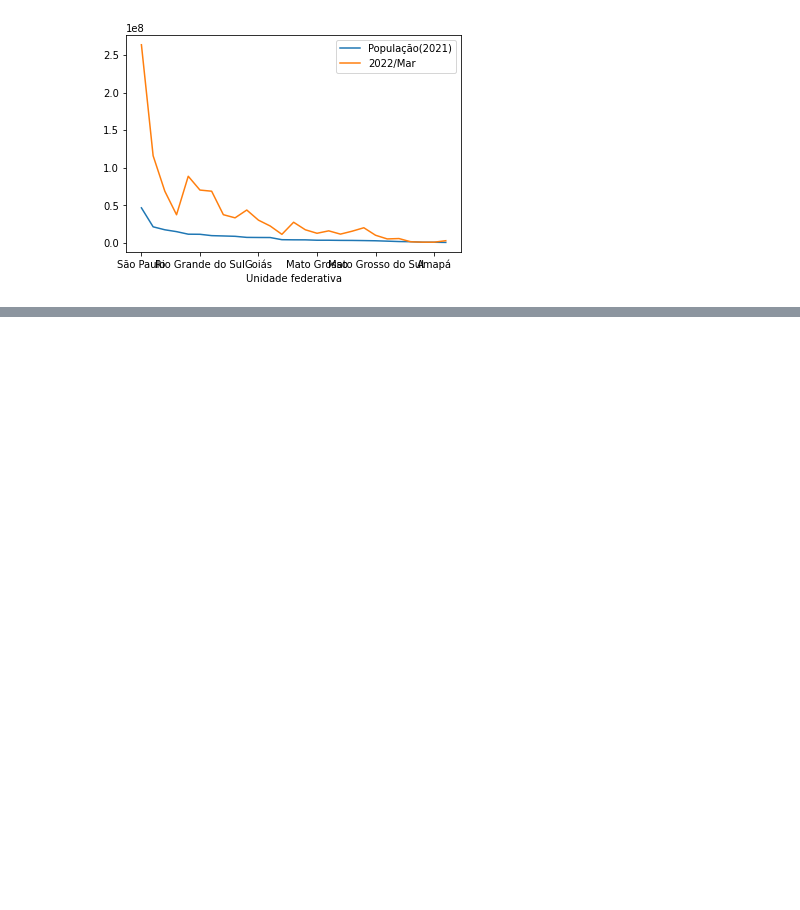
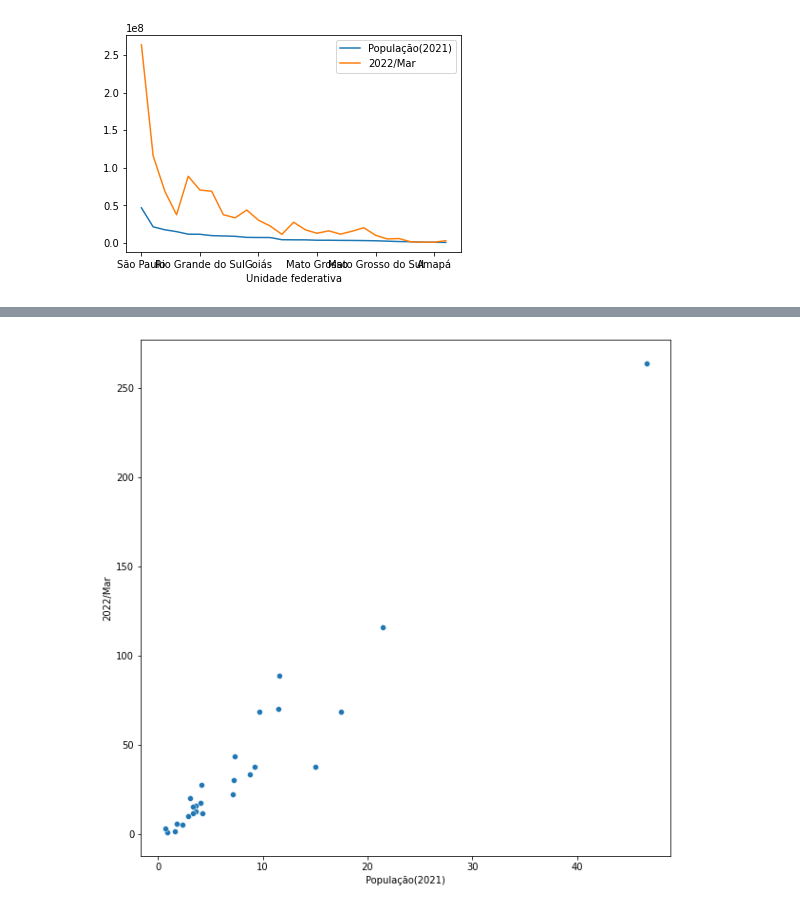
Before and after one commit to paulo-lins/EDA_datasus, a Jupyter notebook: EDA_tabnet.ipynb, the cells around one changed output, grey strips where cells are left out. Cells and saved outputs as stored; diff of their text form; code cells hidden in the pictures; blank space fills up the shorter version.

```diff
--- a/EDA_tabnet.ipynb
+++ b/EDA_tabnet.ipynb
@@ -969,0 +988,8 @@ spending_and_recent_population.plot()
+# %%
+# now we use a seaborn library
+# the chart below shows us that the larger the population of the state, the higher the costs
+import seaborn as sns
+plt.figure(figsize=(10, 10))
+sns.scatterplot(data=spending_and_recent_population / 1000000, x='População(2021)', y='2022/Mar');
+# %% [output]
+[figure, added]
```
Also changed, not shown: parts of 5 cells of this notebook.
